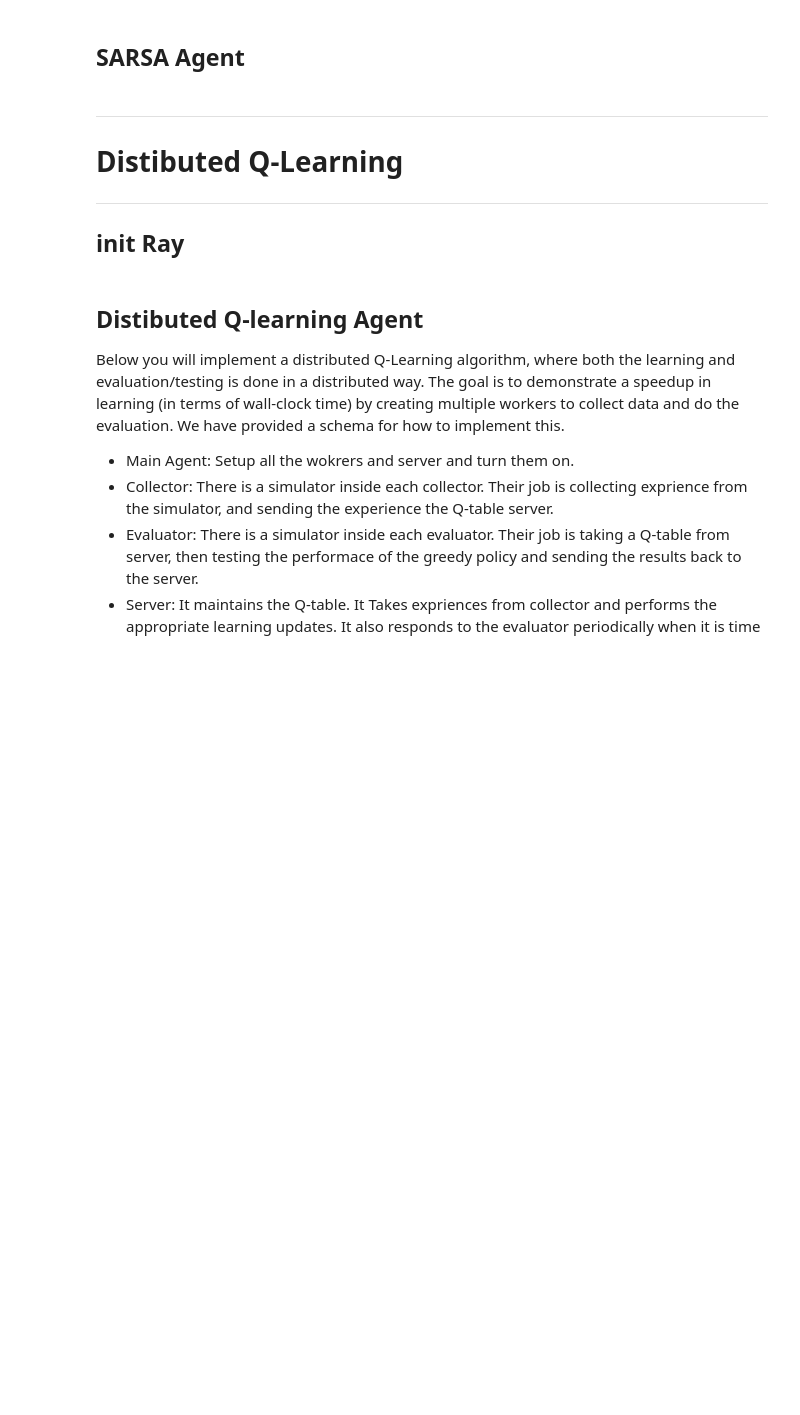
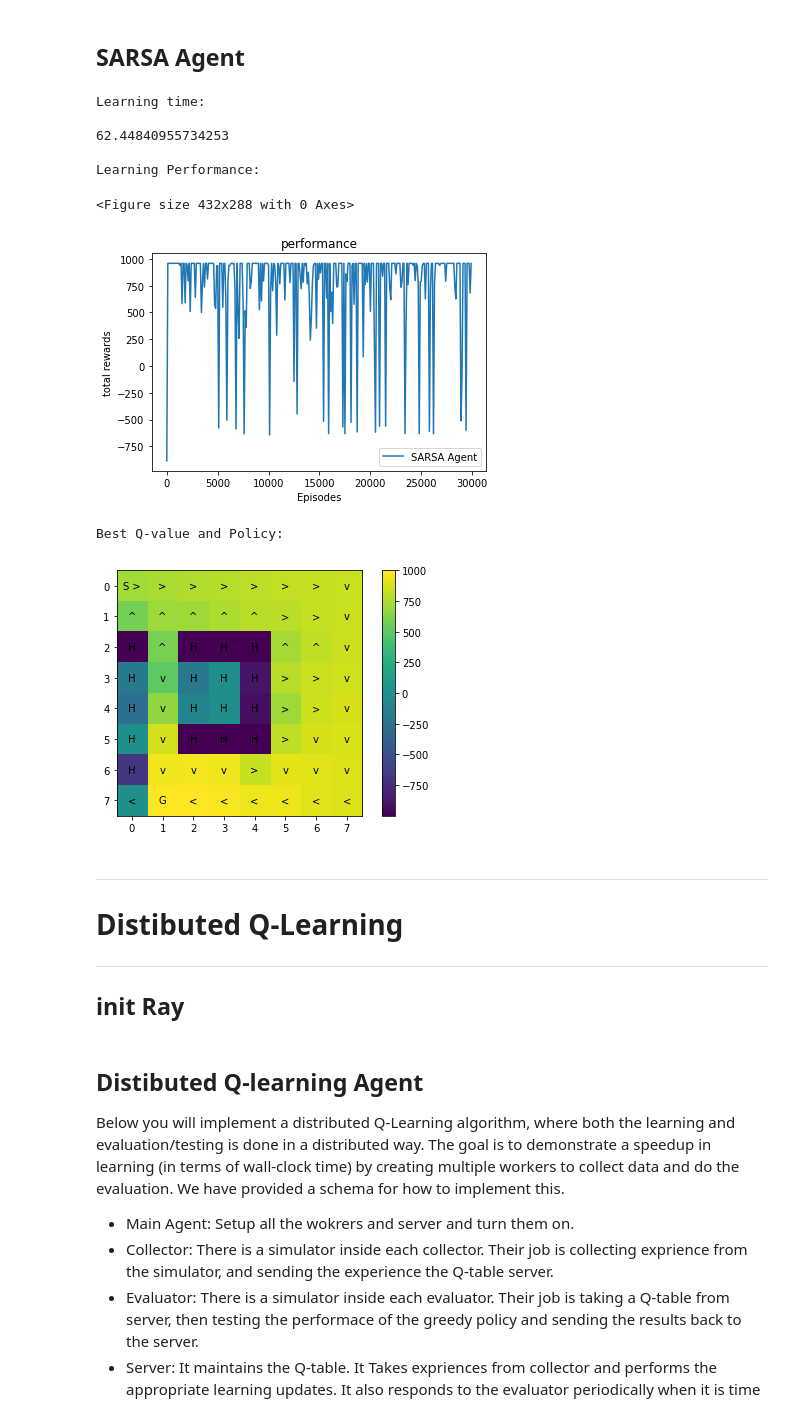
Before and after one commit to rafid009/AI_533_HW3, a Jupyter notebook: hw3_v4.ipynb, the cells around one changed output. Drawn from its saved outputs; the diff is of its cells as text; code cells hidden in the pictures; blank space fills up the shorter version.

```diff
--- a/hw3_v4.ipynb
+++ b/hw3_v4.ipynb
@@ -607,20 +599,37 @@ class SARSAagent(agent):
                 next_state, reward, done, info = simulator.step(action)
                 next_action = self.explore_or_exploit_policy(next_state)
                 self.q_table[state, action] += self.learning_rate * (reward + self.beta * self.q_table[next_state, next_action] - self.q_table[state, action])
+                state = next_state
+                steps += 1
 # %%
 simulator.reset()
 #INSERT YOUR CODE FOR INIT PARAMS HERE
+do_test = True
+learning_rate = 0.001
+epsilon = 0.3
+learning_episodes = 30000
+test_interval = 100
 
 sarsa_agent = SARSAagent(epsilon, learning_rate, learning_episodes, map_size,
                          test_interval = test_interval, do_test = do_test)
 start_time = time.time()
 total_rewards, q_table = sarsa_agent.learn_and_evaluate()
 run_time['SARSA agent'] = time.time() - start_time
 print("Learning time:\n")
 print(run_time['SARSA agent'])
 if do_test:
     plot_result(total_rewards, sarsa_agent.test_interval, [sarsa_agent.agent_name])
 plot_image(q_table, MAP[0])
+# %% [output]
+Learning time:
+
+62.44840955734253
+
+Learning Performance:
+<Figure size 432x288 with 0 Axes>
+[figure, added]
+Best Q-value and Policy:
+[figure, added]
 # %% [markdown]
 ***
 # Distibuted Q-Learning
```
Also changed, not shown: parts of 3 cells of this notebook.
